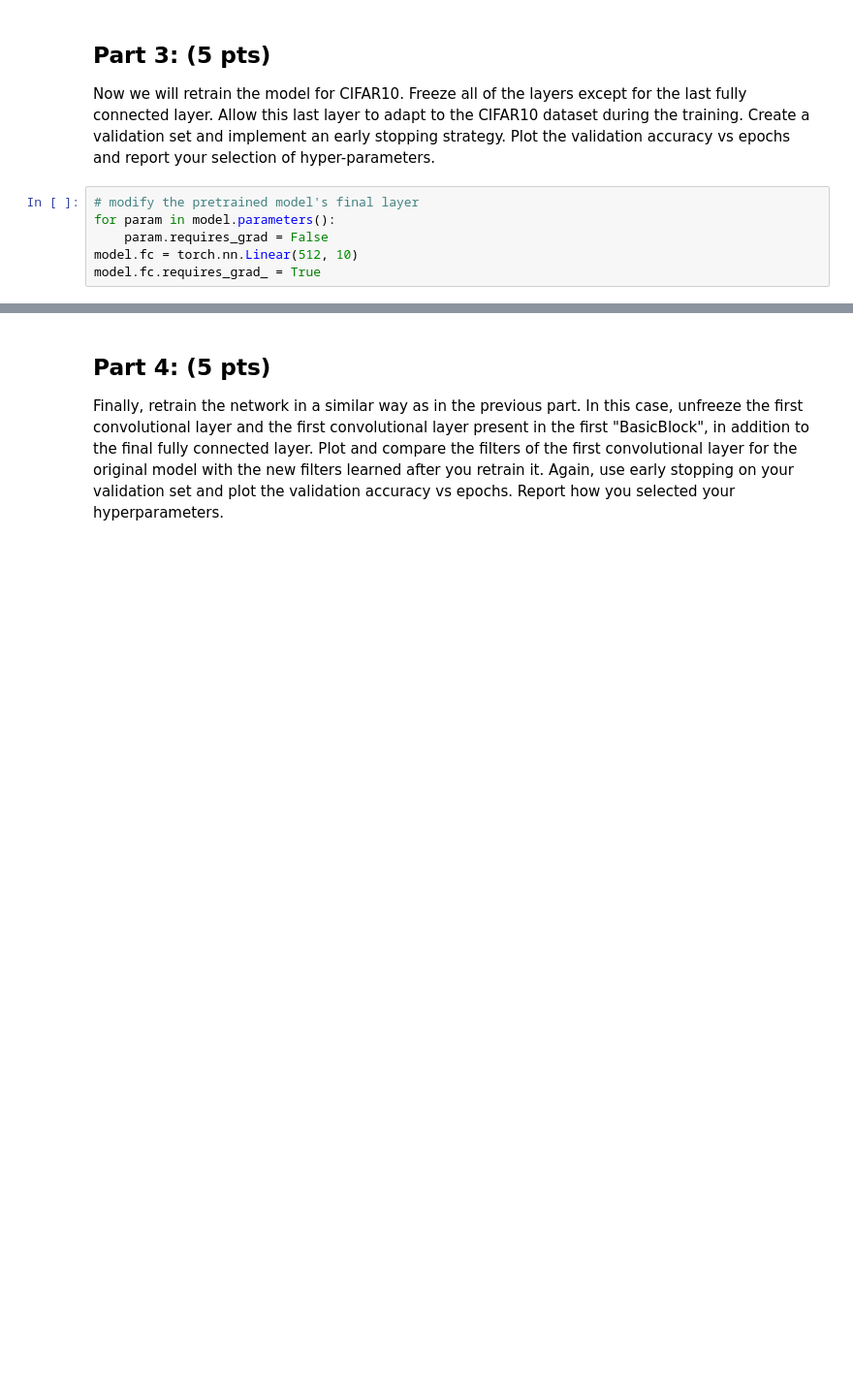
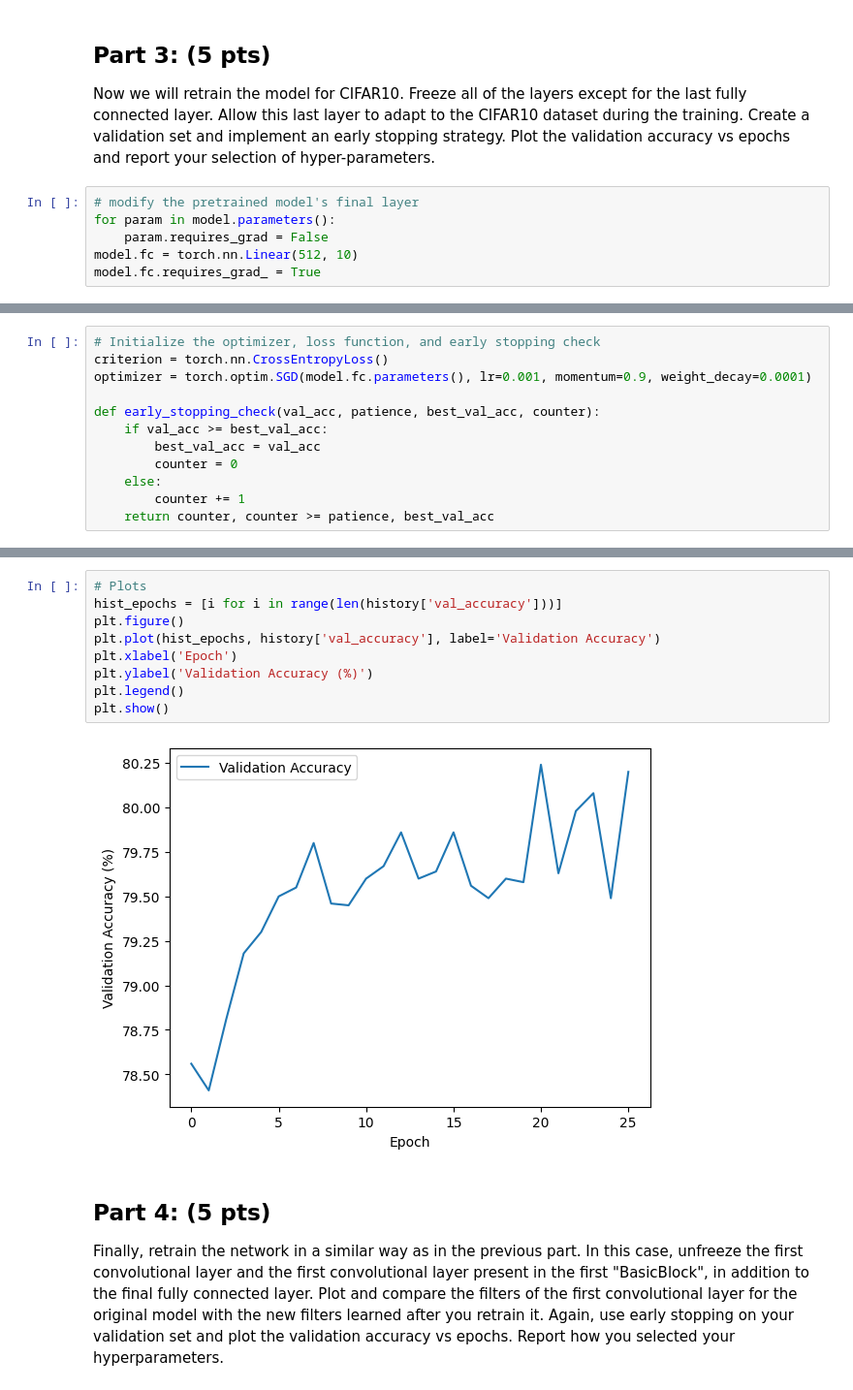
Before and after one commit to Jagardiner97/STAT-6685, a Jupyter notebook: HW4/src/transfer.ipynb, the cells around one changed output, grey strips where cells are left out. Shown at 97% size. Drawn from its saved outputs; the diff is of its cells as text; blank space fills up the shorter version.

```diff
--- a/HW4/src/transfer.ipynb
+++ b/HW4/src/transfer.ipynb
@@ -287,0 +199,12 @@ plt.show()
+# %%
+# Initialize the optimizer, loss function, and early stopping check
+criterion = torch.nn.CrossEntropyLoss()
+optimizer = torch.optim.SGD(model.fc.parameters(), lr=0.001, momentum=0.9, weight_decay=0.0001)
+
+def early_stopping_check(val_acc, patience, best_val_acc, counter):
+    if val_acc >= best_val_acc:
+        best_val_acc = val_acc
+        counter = 0
+    else:
+        counter += 1
+    return counter, counter >= patience, best_val_acc
@@ -288,3 +301,14 @@ plt.show()
+# %%
+# Plots
+hist_epochs = [i for i in range(len(history['val_accuracy']))]
+plt.figure()
+plt.plot(hist_epochs, history['val_accuracy'], label='Validation Accuracy')
+plt.xlabel('Epoch')
+plt.ylabel('Validation Accuracy (%)')
+plt.legend()
+plt.show()
+# %% [output]
+[figure, added]
 # %% [markdown]
 ## Part 4: (5 pts)
 Finally, retrain the network in a similar way as in the previous part. In this case, unfreeze the first convolutional layer and the first convolutional layer present in the first "BasicBlock", in addition to the final fully connected layer. Plot and compare the filters of the first convolutional layer for the original model with the new filters learned after you retrain it. Again, use early stopping on your validation set and plot the validation accuracy vs epochs. Report how you selected your hyperparameters.
```
Also changed, not shown: parts of 24 cells of this notebook.
